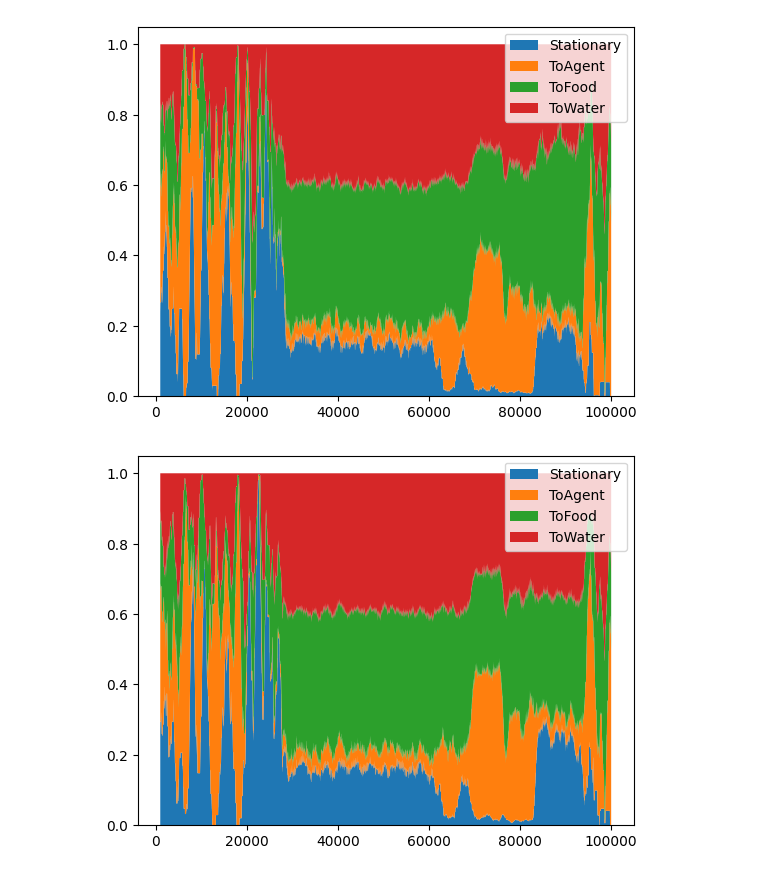
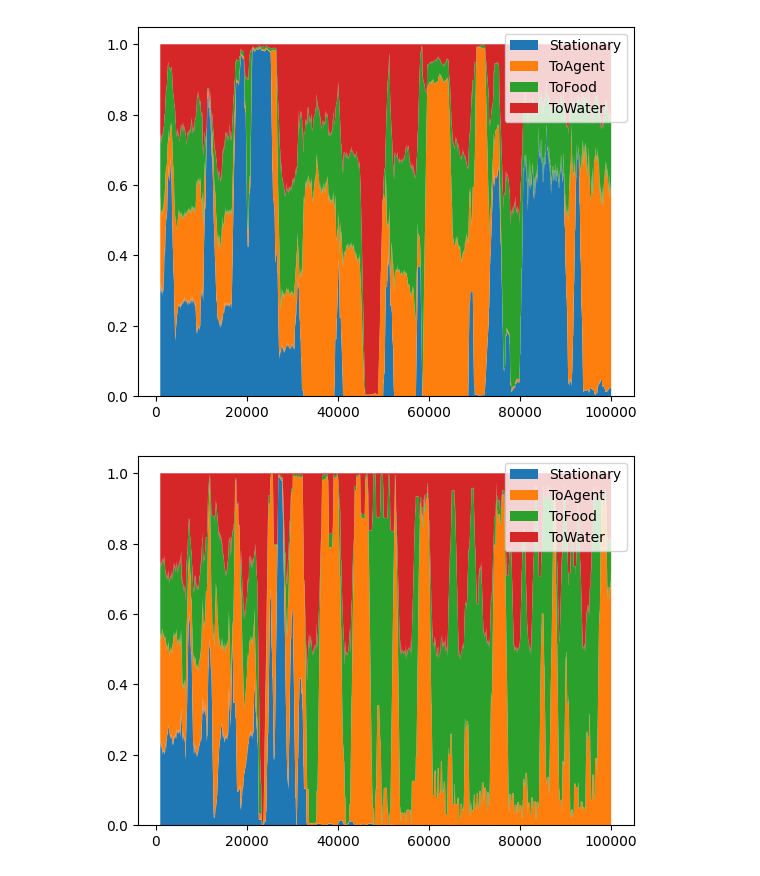
Before and after one commit to alan-turing-institute/clamms, a Jupyter notebook: analysis/initial_analysis.ipynb, the cells around one changed output. Drawn from its saved outputs; the diff is of its cells as text; code cells hidden in the pictures.

```diff
--- a/analysis/initial_analysis.ipynb
+++ b/analysis/initial_analysis.ipynb
@@ -16,15 +5,0 @@ df.head()
-# %%
-def plot_food_and_water(df, agent_idx):
-    df2 = pd.DataFrame.from_records(df["trajectory"].iloc[agent_idx])
-    # Expand records
-    df2 = df2.join(pd.DataFrame.from_records(df2["state"])).join(pd.DataFrame.from_records(df2["reward"]))
-    window = 1000
-    df2["water"].rolling(window).mean().plot()
-    df2["food"].rolling(window).mean().plot()
-    plt.gca().set_ylim(-100, 100)
-    plt.legend()
-
-# Plot 3 agents
-for i in range(0, 3):
-    plot_food_and_water(df, i)
-    plt.show()
@@ -34,0 +6,6 @@ for i in range(0, 3):
+# %%
+# Load output
+# Single agent output
+# df = pl.read_json("../output_single.json").transpose()
+# Multi-agent output
+df = pl.read_json("../output_multi.json").transpose()
@@ -34,0 +66,3 @@ for i in range(0, 3):
+# %%
+# Process raw data, add time, add dummies for actions
+df2 = add_dummies(add_repeat(process_raw_data(df)))
@@ -34,0 +81,14 @@ for i in range(0, 3):
+# %%
+def plot_food_and_water(df: pl.DataFrame, agent_idx: int, window_size: int=100):
+    # Get smoothed versions
+    av = df.groupby(["agent_id"], maintain_order=True).agg([
+        pl.col(["water", "food"]).rolling_mean(window_size=window_size),
+    ]).explode(["water", "food"])
+    plt.plot(av.filter(pl.col("agent_id")==agent_idx).select(["food", "water"]), label=["food", "water"])
+    plt.gca().set_ylim(-100, 100)
+    plt.legend()
+
+# Plot 3 agents
+for i in range(0, 3):
+    plot_food_and_water(df2, i)
+    plt.show()
@@ -35,14 +99,13 @@ for i in range(0, 3):
 # %%
 def plot_actions(df, agent_idx):
-    df2 = pd.DataFrame.from_records(df["trajectory"].iloc[agent_idx])
-    df3 = pd.get_dummies(df2["action"], drop_first=False).eq(True).mul(1)
-    plt.stackplot(np.arange(df3.shape[0]), *[arr for arr in df3.rolling(1000).mean().T.values], labels=df3.columns)
+    acts = df.filter(pl.col("agent_id") == agent_idx).select(["Stationary", "ToAgent", "ToFood", "ToWater"])
+    plt.stackplot(np.arange(acts.shape[0]), *acts.select(pl.col("*").rolling_mean(window_size=1000)).to_numpy().T, labels=acts.columns)
     plt.legend()
     plt.show()
 
 # Plot 3 agents
 for i in range(3):
-    plot_actions(df, i)
+    plot_actions(df2, i)
 # %% [output]
-[figure, old version]
+[figure, new version]
-[figure, old version]
+[figure, new version]
```
Also changed, not shown: parts of 7 cells of this notebook, 1 other file.
